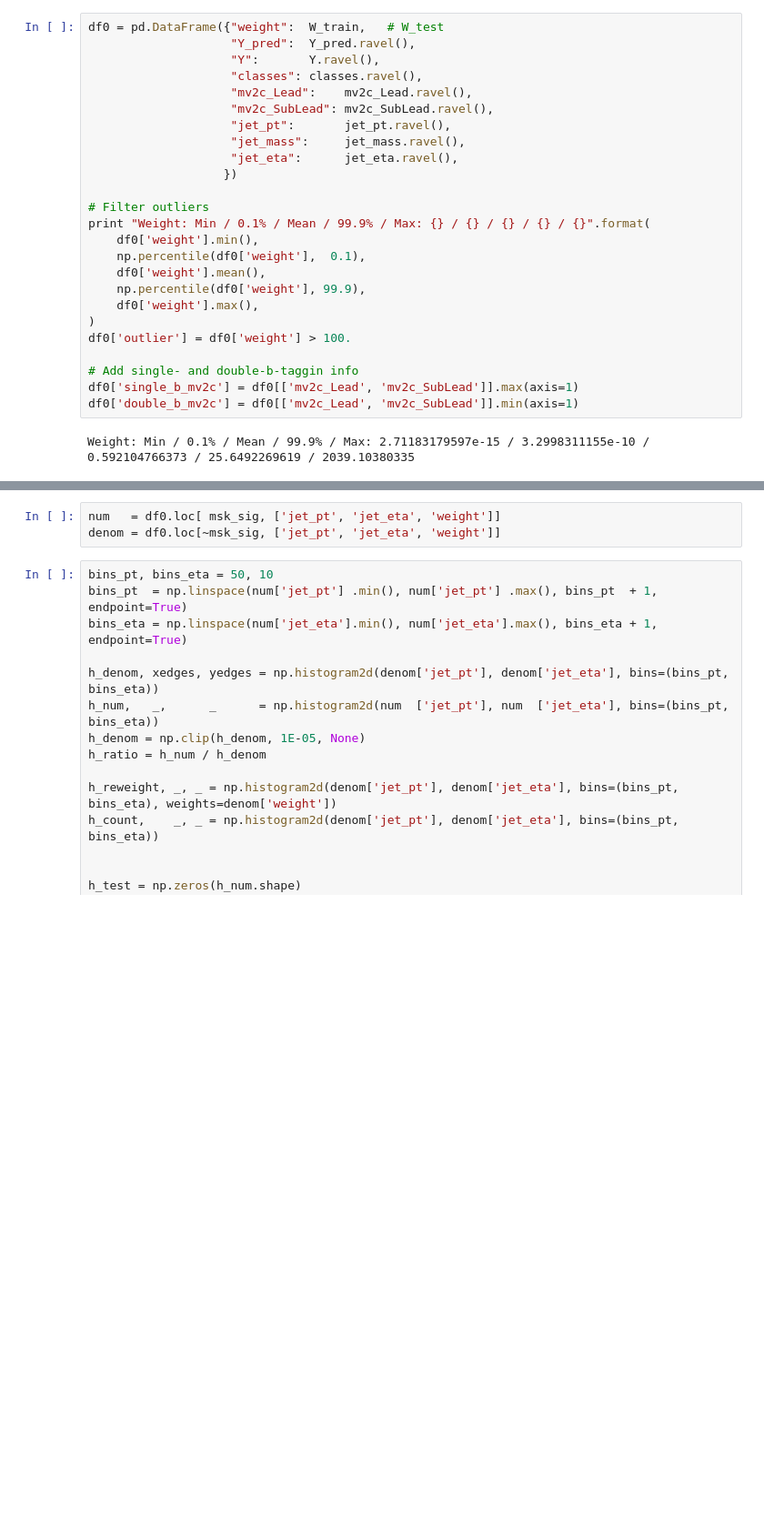
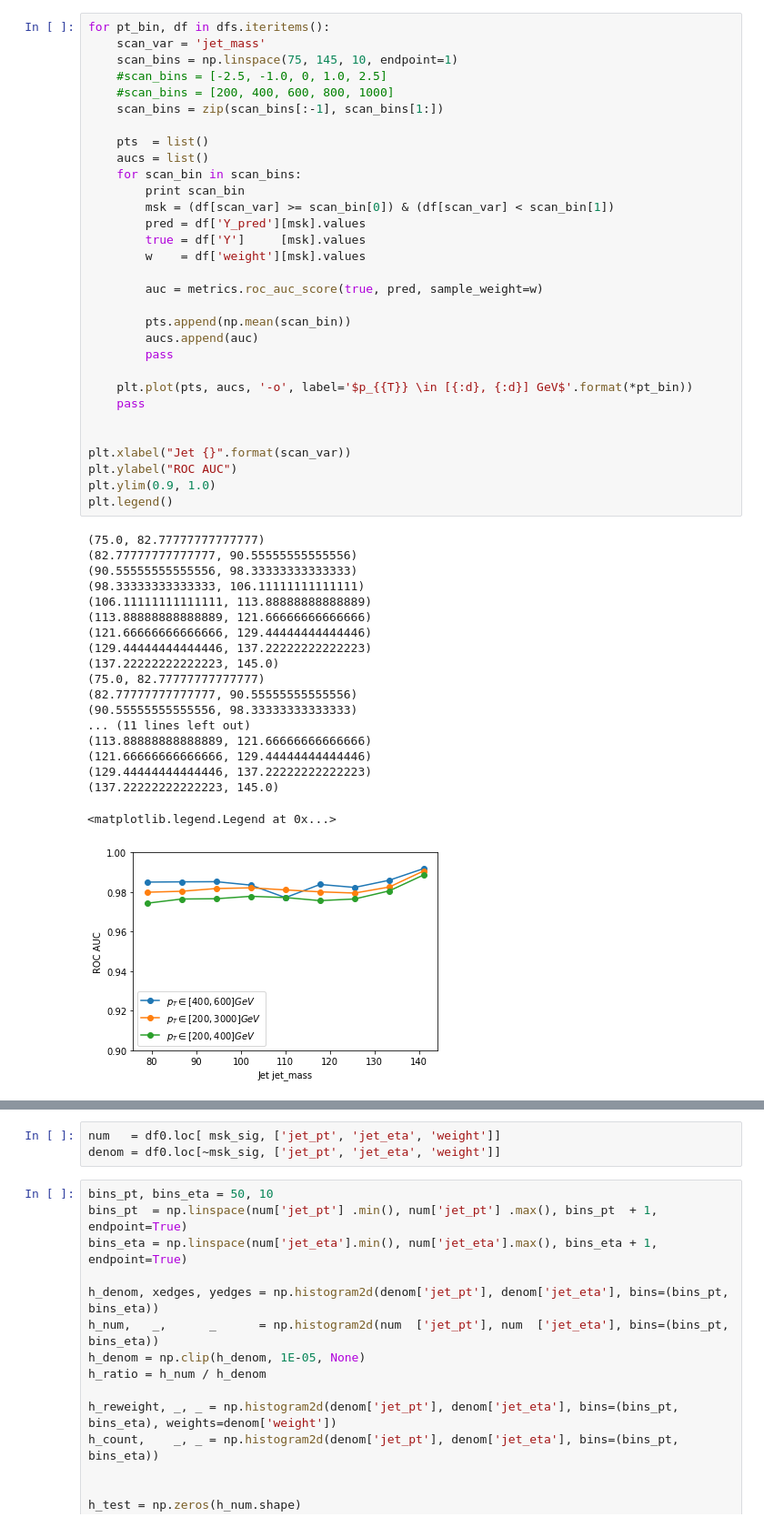
Before and after one commit to asogaard/xbbtagger, a Jupyter notebook: Notebooks/double-b.ipynb, the cells around one changed output, grey strips where cells are left out. Shown at 91% size. Cells and saved outputs as stored; diff of their text form; blank space fills up the shorter version.

```diff
--- a/Notebooks/double-b.ipynb
+++ b/Notebooks/double-b.ipynb
@@ -50,30 +102,54 @@ TypeError: Argument sequence too long
-# %%
-df0 = pd.DataFrame({"weight":  W_train,   # W_test
-                    "Y_pred":  Y_pred.ravel(),
-                    "Y":       Y.ravel(),
-                    "classes": classes.ravel(),
-                    "mv2c_Lead":    mv2c_Lead.ravel(),
-                    "mv2c_SubLead": mv2c_SubLead.ravel(),
-                    "jet_pt":       jet_pt.ravel(),
-                    "jet_mass":     jet_mass.ravel(),
-                    "jet_eta":      jet_eta.ravel(),
-                   })
-
-# Filter outliers
-print "Weight: Min / 0.1% / Mean / 99.9% / Max: {} / {} / {} / {} / {}".format(
-    df0['weight'].min(),
-    np.percentile(df0['weight'],  0.1),
-    df0['weight'].mean(),
-    np.percentile(df0['weight'], 99.9),
-    df0['weight'].max(),
-)
-df0['outlier'] = df0['weight'] > 100.
-
-# Add single- and double-b-taggin info
-df0['single_b_mv2c'] = df0[['mv2c_Lead', 'mv2c_SubLead']].max(axis=1)
-df0['double_b_mv2c'] = df0[['mv2c_Lead', 'mv2c_SubLead']].min(axis=1)
-# %% [output]
-Weight: Min / 0.1% / Mean / 99.9% / Max: 2.71183179597e-15 / 3.2998311155e-10 / 0.592104766373 / 25.6492269619 / 2039.10380335
+# %%
+for pt_bin, df in dfs.iteritems():
+    scan_var = 'jet_mass'
+    scan_bins = np.linspace(75, 145, 10, endpoint=1)
+    #scan_bins = [-2.5, -1.0, 0, 1.0, 2.5]
+    #scan_bins = [200, 400, 600, 800, 1000]
+    scan_bins = zip(scan_bins[:-1], scan_bins[1:])
+
+    pts  = list()
+    aucs = list()
+    for scan_bin in scan_bins:
+        print scan_bin
+        msk = (df[scan_var] >= scan_bin[0]) & (df[scan_var] < scan_bin[1])
+        pred = df['Y_pred'][msk].values
+        true = df['Y']     [msk].values
+        w    = df['weight'][msk].values
+
+        auc = metrics.roc_auc_score(true, pred, sample_weight=w)
+
+        pts.append(np.mean(scan_bin))
+        aucs.append(auc)
+        pass
+
+    plt.plot(pts, aucs, '-o', label='$p_{{T}} \in [{:d}, {:d}] GeV$'.format(*pt_bin))
+    pass
+
+
+plt.xlabel("Jet {}".format(scan_var))
+plt.ylabel("ROC AUC")
+plt.ylim(0.9, 1.0)
+plt.legend()
+# %% [output]
+(75.0, 82.77777777777777)
+(82.77777777777777, 90.55555555555556)
+(90.55555555555556, 98.33333333333333)
+(98.33333333333333, 106.11111111111111)
+(106.11111111111111, 113.88888888888889)
+(113.88888888888889, 121.66666666666666)
+(121.66666666666666, 129.44444444444446)
+(129.44444444444446, 137.22222222222223)
+(137.22222222222223, 145.0)
+(75.0, 82.77777777777777)
+(82.77777777777777, 90.55555555555556)
+(90.55555555555556, 98.33333333333333)
+... (11 lines left out)
+(113.88888888888889, 121.66666666666666)
+(121.66666666666666, 129.44444444444446)
+(129.44444444444446, 137.22222222222223)
+(137.22222222222223, 145.0)
+<matplotlib.legend.Legend at 0x...>
+[figure, added]
 # %%
 Y_pred[Y==0].mean(), Y_pred[Y==1].mean()
 # %% [output]
```
Also changed, not shown: parts of 13 cells of this notebook.
